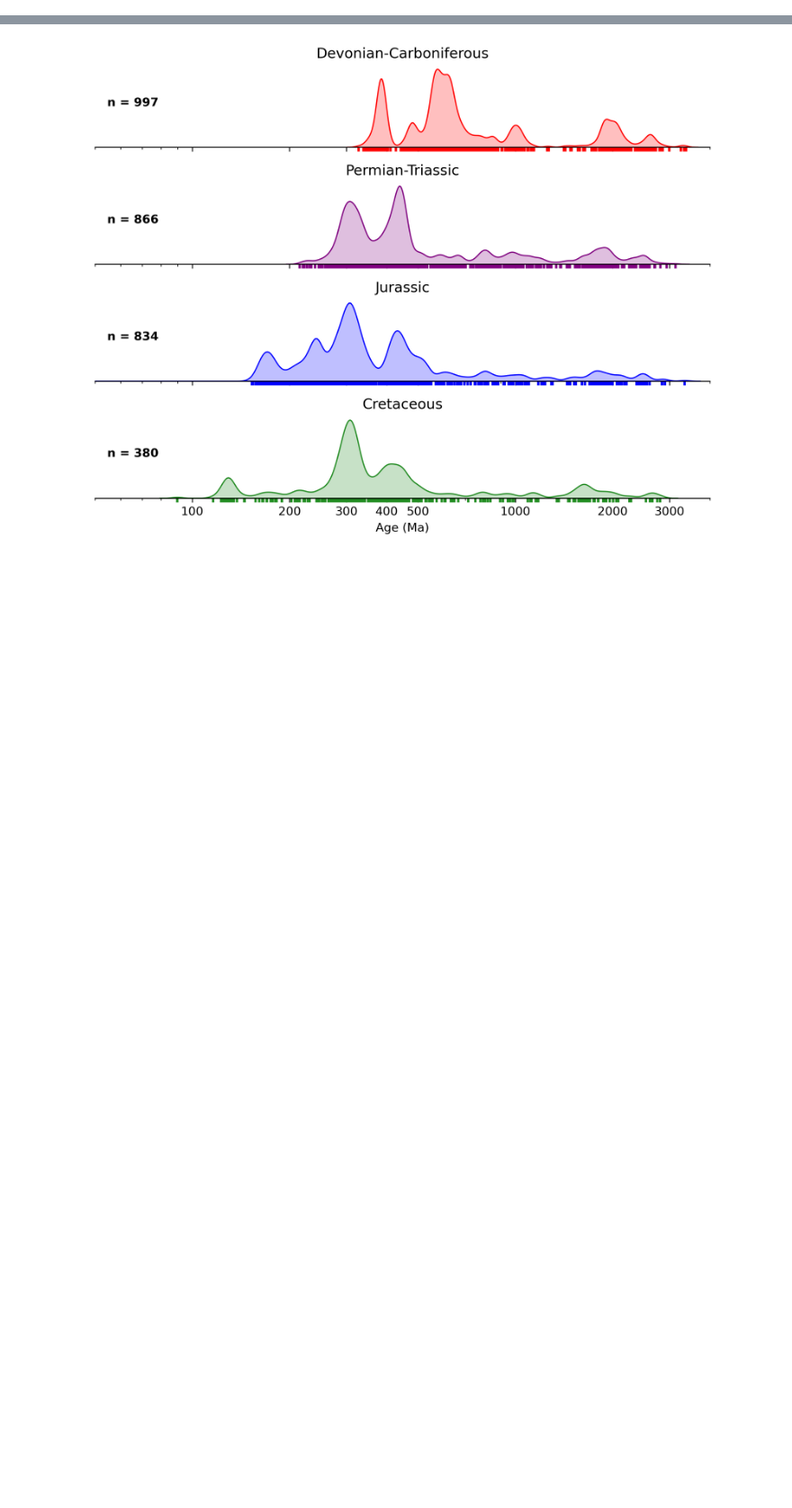
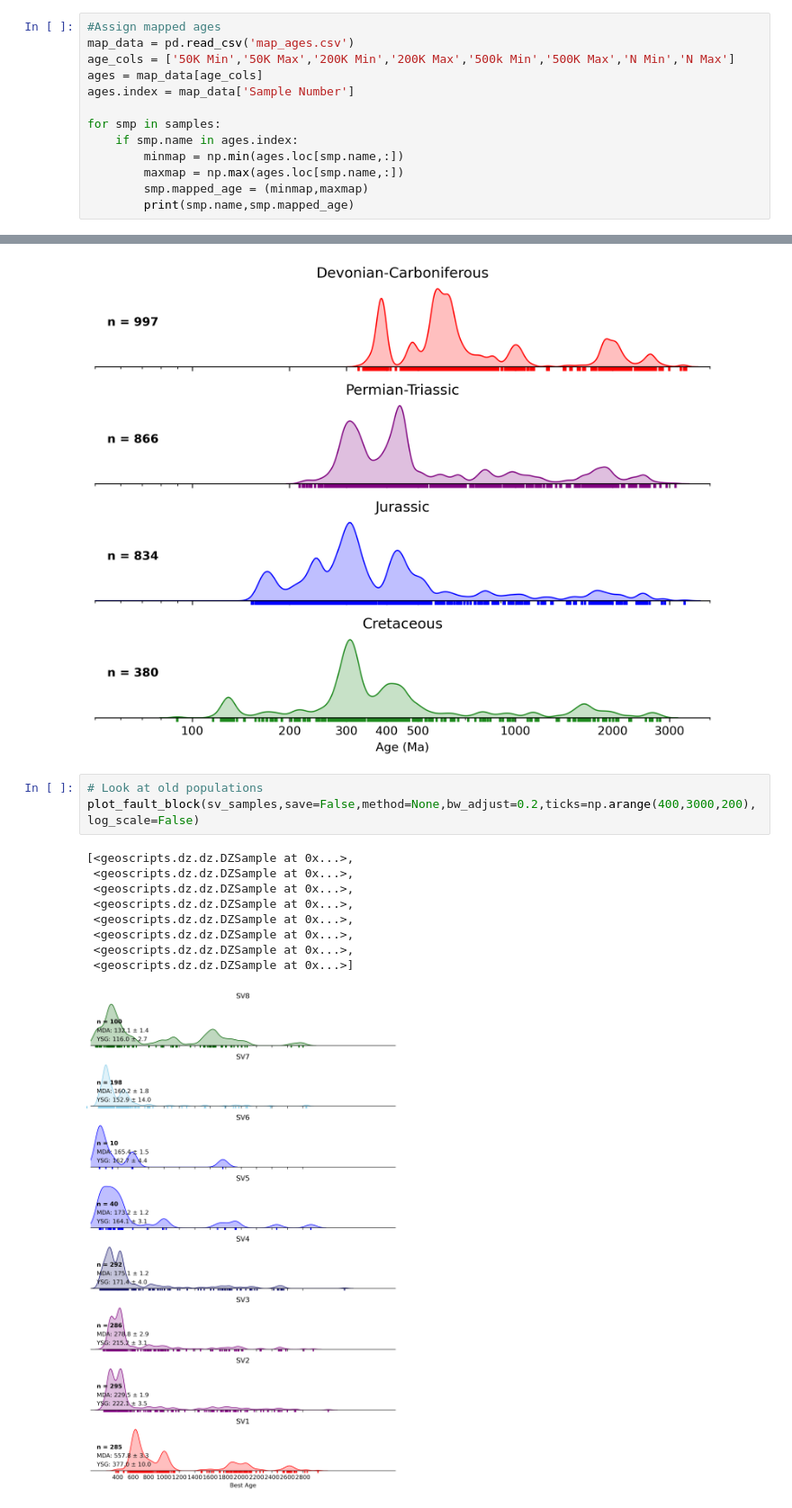
Before and after one commit to dyvasey/dz-caucasus, a Jupyter notebook: figs.ipynb, the cells around one changed output, grey strips where cells are left out. Shown at 90% size. Cells and saved outputs as stored; diff of their text form; blank space fills up the shorter version.

```diff
--- a/figs.ipynb
+++ b/figs.ipynb
@@ -55,3 +55,16 @@ def plot_fault_block(smps,save=False,filename=None,mda=True,**kwargs):
         fig.savefig(filename)
 
     return(smps)
+# %%
+#Assign mapped ages
+map_data = pd.read_csv('map_ages.csv')
+age_cols = ['50K Min','50K Max','200K Min','200K Max','500k Min','500K Max','N Min','N Max']
+ages = map_data[age_cols]
+ages.index = map_data['Sample Number']
+
+for smp in samples:
+    if smp.name in ages.index:
+        minmap = np.min(ages.loc[smp.name,:])
+        maxmap = np.max(ages.loc[smp.name,:])
+        smp.mapped_age = (minmap,maxmap)
+        print(smp.name,smp.mapped_age)
@@ -272,3 +306,17 @@ plot_fault_block([devcar,ptr,j,k],save=True,filename='age_dep.pdf',mda=False,met
  <geoscripts.dz.dz.DZSample at 0x...>,
  <geoscripts.dz.dz.DZSample at 0x...>]
 [figure]
+# %%
+# Look at old populations
+plot_fault_block(sv_samples,save=False,method=None,bw_adjust=0.2,ticks=np.arange(400,3000,200),
+log_scale=False)
+# %% [output]
+[<geoscripts.dz.dz.DZSample at 0x...>,
+ <geoscripts.dz.dz.DZSample at 0x...>,
+ <geoscripts.dz.dz.DZSample at 0x...>,
+ <geoscripts.dz.dz.DZSample at 0x...>,
+ <geoscripts.dz.dz.DZSample at 0x...>,
+ <geoscripts.dz.dz.DZSample at 0x...>,
+ <geoscripts.dz.dz.DZSample at 0x...>,
+ <geoscripts.dz.dz.DZSample at 0x...>]
+[figure, added]
```
Also changed, not shown: parts of 4 cells of this notebook, 1 other file.
